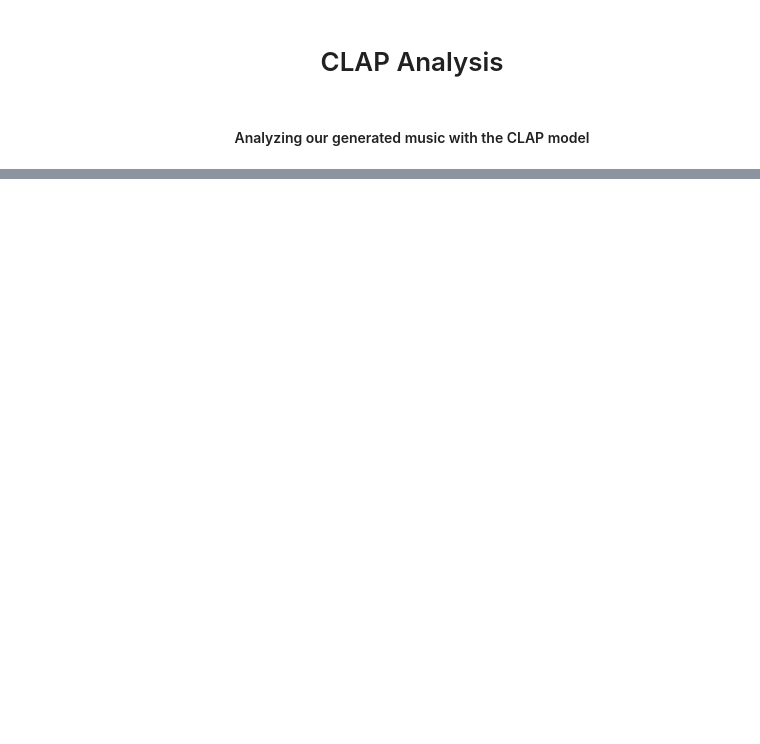
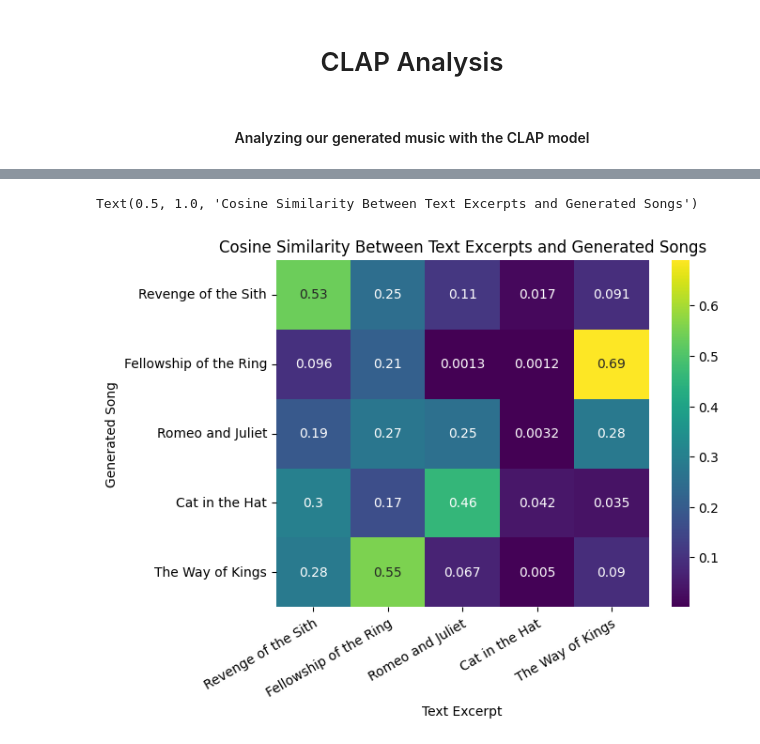
Before and after one commit to chasewes/PAGES, a Jupyter notebook: clap_analysis.ipynb, the cells around one changed output, grey strips where cells are left out. Cells and saved outputs as stored; diff of their text form; code cells hidden in the pictures; blank space fills up the shorter version.

```diff
--- a/clap_analysis.ipynb
+++ b/clap_analysis.ipynb
@@ -243,0 +262,19 @@ plt.show()
+# %%
+import os
+
+# Load text excerpts
+text_dir = "evaluation/excerpts/"
+texts = []
+for filename in filenames:
+    with open(f"{text_dir}{filename}.txt") as f:
+        text = f.read()
+        texts.append(' '.join(text.split()[:300]))   # Limit to 60 words
+# %%
+# Load generated audio
+audio_dir = "evaluation/generated_songs/"
+songs = []
+for filename in filenames:
+    songs.append(f"{audio_dir}{filename}.wav")
+# %%
+audio_dir = "evaluation/generated_songs/"
+songs = [analysis_model.preprocess_audio(f"{audio_dir}{filename}.wav").numpy() for filename in filenames]
@@ -243,0 +294,12 @@ plt.show()
+# %%
+import seaborn as sns
+
+books = ["Revenge of the Sith", "Fellowship of the Ring", "Romeo and Juliet", "Cat in the Hat", "The Way of Kings"]
+sns.heatmap(probs.numpy(), annot=True, xticklabels=books, yticklabels=books, cmap='viridis')
+plt.xlabel("Text Excerpt")
+plt.ylabel("Generated Song")
+plt.xticks(rotation=30, ha='right', rotation_mode='anchor')
+plt.title("Cosine Similarity Between Text Excerpts and Generated Songs")
+# %% [output]
+Text(0.5, 1.0, 'Cosine Similarity Between Text Excerpts and Generated Songs')
+[figure, added]
```
Also changed, not shown: parts of 29 cells of this notebook, 24 other files.
